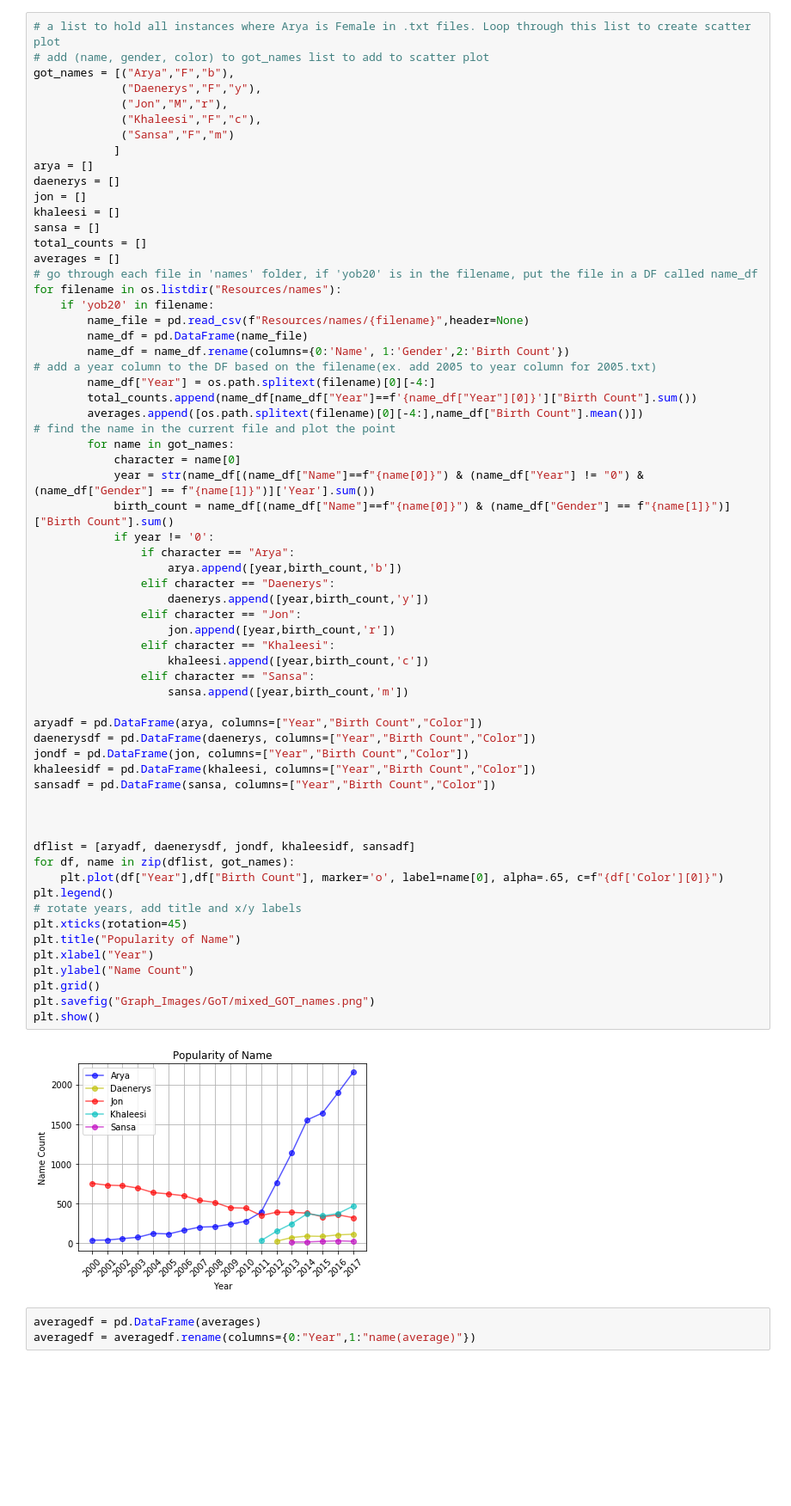
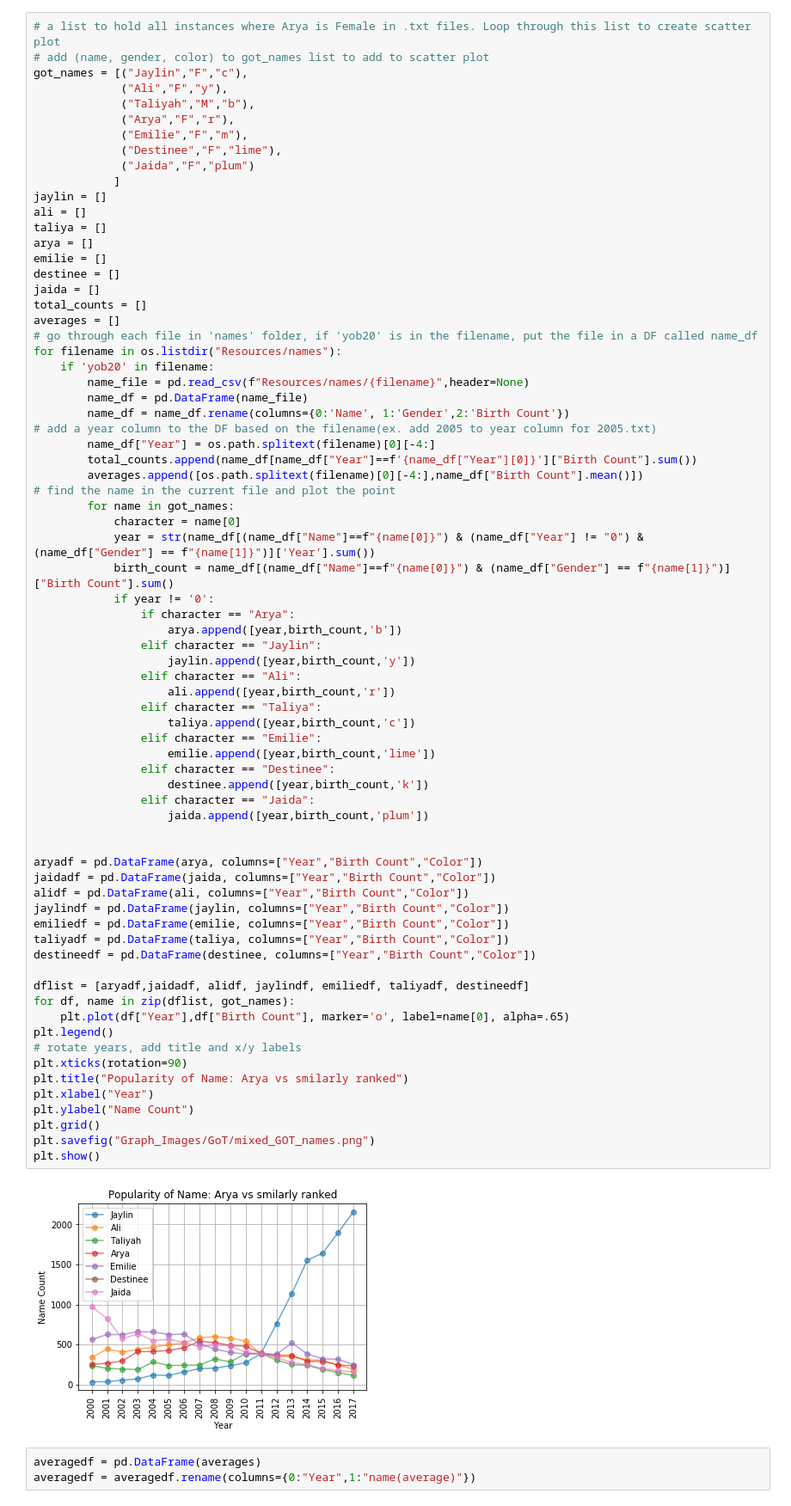
Before and after one commit to nsetnik0703/nightwatch, a Jupyter notebook: NamesGoTmatplot.ipynb, the cells around one changed output. Shown at 86% size. Saved outputs shown, nothing was run; the diff lists cells and outputs as text; blank space fills up the shorter version.

Commit message:
Arya vs similar & Arya M v F

```diff
--- a/NamesGoTmatplot.ipynb
+++ b/NamesGoTmatplot.ipynb
@@ -59,68 +63,77 @@ plt.show()
 # %%
 # a list to hold all instances where Arya is Female in .txt files. Loop through this list to create scatter plot
 # add (name, gender, color) to got_names list to add to scatter plot
-got_names = [("Arya","F","b"),
-             ("Daenerys","F","y"),
-             ("Jon","M","r"),
-             ("Khaleesi","F","c"),
-             ("Sansa","F","m")
+got_names = [("Jaylin","F","c"),
+             ("Ali","F","y"),
+             ("Taliyah","M","b"),
+             ("Arya","F","r"),
+             ("Emilie","F","m"),
+             ("Destinee","F","lime"),
+             ("Jaida","F","plum")
             ]
+jaylin = []
+ali = []
+taliya = []
 arya = []
-daenerys = []
-jon = []
-khaleesi = []
-sansa = []
+emilie = []
+destinee = []
+jaida = []
 total_counts = []
 averages = []
 # go through each file in 'names' folder, if 'yob20' is in the filename, put the file in a DF called name_df
 for filename in os.listdir("Resources/names"):
     if 'yob20' in filename:
         name_file = pd.read_csv(f"Resources/names/{filename}",header=None)
         name_df = pd.DataFrame(name_file)
         name_df = name_df.rename(columns={0:'Name', 1:'Gender',2:'Birth Count'})
 # add a year column to the DF based on the filename(ex. add 2005 to year column for 2005.txt)
         name_df["Year"] = os.path.splitext(filename)[0][-4:]
         total_counts.append(name_df[name_df["Year"]==f'{name_df["Year"][0]}']["Birth Count"].sum())
         averages.append([os.path.splitext(filename)[0][-4:],name_df["Birth Count"].mean()])
 # find the name in the current file and plot the point
         for name in got_names:
             character = name[0]
             year = str(name_df[(name_df["Name"]==f"{name[0]}") & (name_df["Year"] != "0") & (name_df["Gender"] == f"{name[1]}")]['Year'].sum())
             birth_count = name_df[(name_df["Name"]==f"{name[0]}") & (name_df["Gender"] == f"{name[1]}")]["Birth Count"].sum()
             if year != '0':
                 if character == "Arya":
                     arya.append([year,birth_count,'b'])
-                elif character == "Daenerys":
-                    daenerys.append([year,birth_count,'y'])
-                elif character == "Jon":
-                    jon.append([year,birth_count,'r'])
-                elif character == "Khaleesi":
-                    khaleesi.append([year,birth_count,'c'])
-                elif character == "Sansa":
-                    sansa.append([year,birth_count,'m'])
+                elif character == "Jaylin":
+                    jaylin.append([year,birth_count,'y'])
+                elif character == "Ali":
+                    ali.append([year,birth_count,'r'])
+                elif character == "Taliya":
+                    taliya.append([year,birth_count,'c'])
+                elif character == "Emilie":
+                    emilie.append([year,birth_count,'lime'])
+                elif character == "Destinee":
+                    destinee.append([year,birth_count,'k'])
+                elif character == "Jaida":
+                    jaida.append([year,birth_count,'plum'])
+
 
 aryadf = pd.DataFrame(arya, columns=["Year","Birth Count","Color"])
-daenerysdf = pd.DataFrame(daenerys, columns=["Year","Birth Count","Color"])
-jondf = pd.DataFrame(jon, columns=["Year","Birth Count","Color"])
-khaleesidf = pd.DataFrame(khaleesi, columns=["Year","Birth Count","Color"])
-sansadf = pd.DataFrame(sansa, columns=["Year","Birth Count","Color"])
+jaidadf = pd.DataFrame(jaida, columns=["Year","Birth Count","Color"])
+alidf = pd.DataFrame(ali, columns=["Year","Birth Count","Color"])
+jaylindf = pd.DataFrame(jaylin, columns=["Year","Birth Count","Color"])
+emiliedf = pd.DataFrame(emilie, columns=["Year","Birth Count","Color"])
+taliyadf = pd.DataFrame(taliya, columns=["Year","Birth Count","Color"])
+destineedf = pd.DataFrame(destinee, columns=["Year","Birth Count","Color"])
 
-
-
-dflist = [aryadf, daenerysdf, jondf, khaleesidf, sansadf]
+dflist = [aryadf,jaidadf, alidf, jaylindf, emiliedf, taliyadf, destineedf]
 for df, name in zip(dflist, got_names):
-    plt.plot(df["Year"],df["Birth Count"], marker='o', label=name[0], alpha=.65, c=f"{df['Color'][0]}")
+    plt.plot(df["Year"],df["Birth Count"], marker='o', label=name[0], alpha=.65)
 plt.legend()
 # rotate years, add title and x/y labels
-plt.xticks(rotation=45)
-plt.title("Popularity of Name")
+plt.xticks(rotation=90)
+plt.title("Popularity of Name: Arya vs smilarly ranked")
 plt.xlabel("Year")
 plt.ylabel("Name Count")
 plt.grid()
 plt.savefig("Graph_Images/GoT/mixed_GOT_names.png")
 plt.show()
 # %% [output]
-[figure, old version]
+[figure, new version]
 # %%
 averagedf = pd.DataFrame(averages)
 averagedf = averagedf.rename(columns={0:"Year",1:"name(average)"})
```
Also changed, not shown: parts of 1 cell of this notebook, 2 other files.
